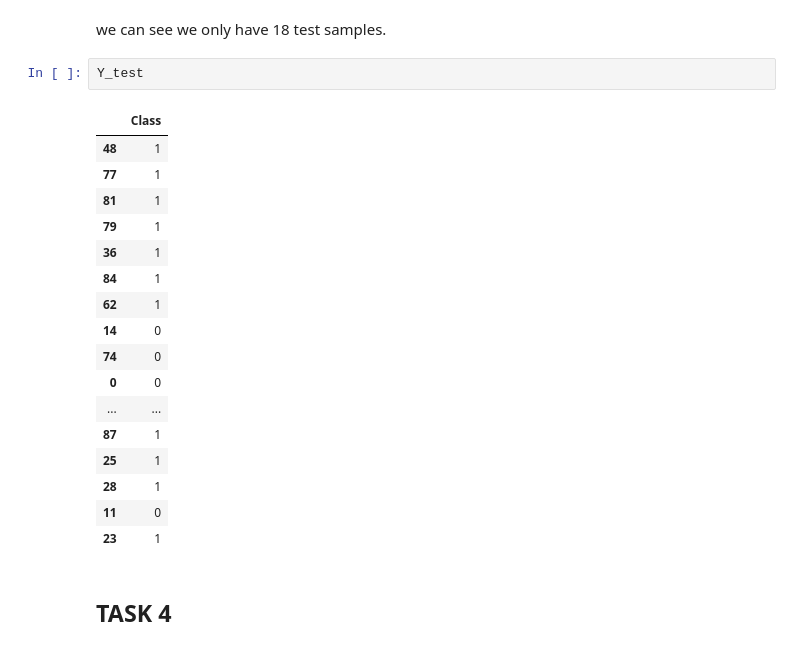
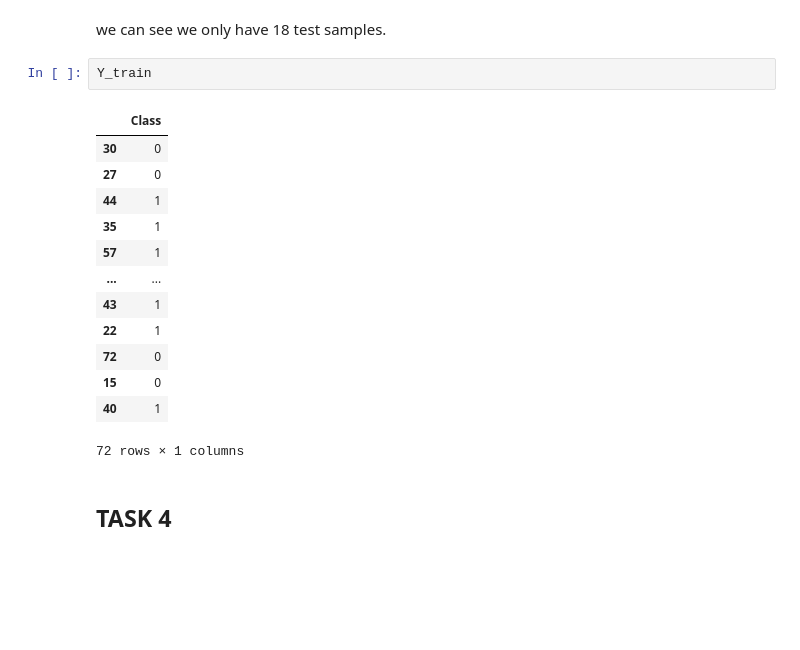
Before and after one commit to tranhoang87/Coursera, a Jupyter notebook: SpaceX_Machine_Learning_Prediction_Part_5.jupyterlite.ipynb, the cells around one changed output. Drawn from its saved outputs; the diff is of its cells as text; blank space fills up the shorter version.

```diff
--- a/SpaceX_Machine_Learning_Prediction_Part_5.jupyterlite.ipynb
+++ b/SpaceX_Machine_Learning_Prediction_Part_5.jupyterlite.ipynb
@@ -163,26 +163,22 @@ Use the function train_test_split to split the data X and Y into training and te
 X_train, X_test, Y_train, Y_test = train_test_split(X, Y, test_size=0.2, random_state=2)
 # %% [markdown]
 we can see we only have 18 test samples.
-# %%
-Y_test
-# %% [output]
-|  | Class |
-| 48 | 1 |
-| 77 | 1 |
-| 81 | 1 |
-| 79 | 1 |
-| 36 | 1 |
-| 84 | 1 |
-| 62 | 1 |
-| 14 | 0 |
-| 74 | 0 |
-| 0 | 0 |
-| ... | ... |
-| 87 | 1 |
-| 25 | 1 |
-| 28 | 1 |
-| 11 | 0 |
-| 23 | 1 |
+# %%
+Y_train
+# %% [output]
+|  | Class |
+| 30 | 0 |
+| 27 | 0 |
+| 44 | 1 |
+| 35 | 1 |
+| 57 | 1 |
+| ... | ... |
+| 43 | 1 |
+| 22 | 1 |
+| 72 | 0 |
+| 15 | 0 |
+| 40 | 1 |
+72 rows × 1 columns
 # %% [markdown]
 ## TASK  4
 # %% [markdown]
```
Also changed, not shown: parts of 2 cells of this notebook.
